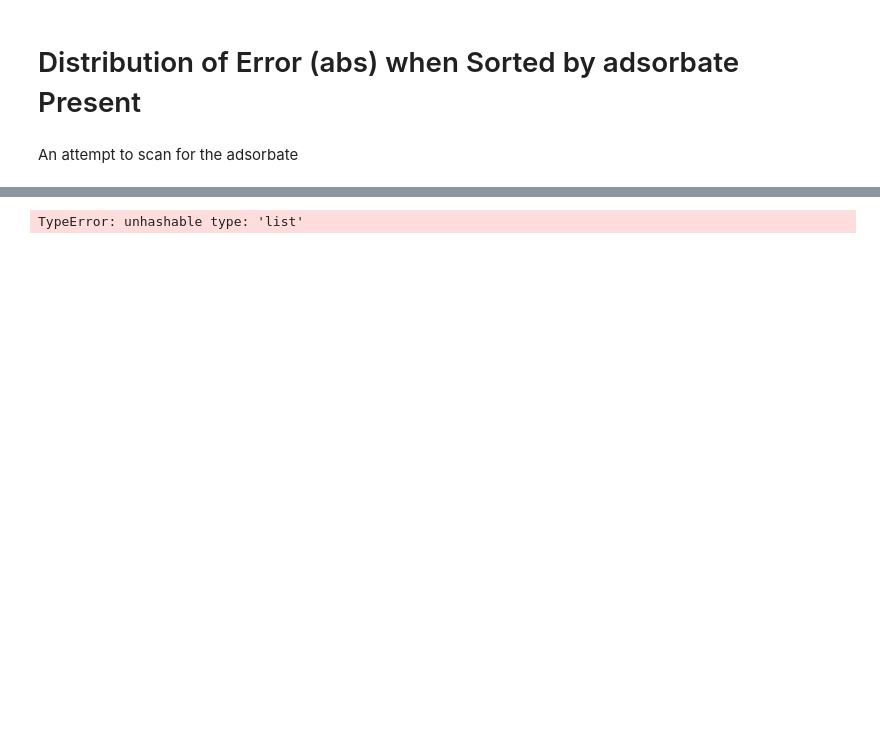
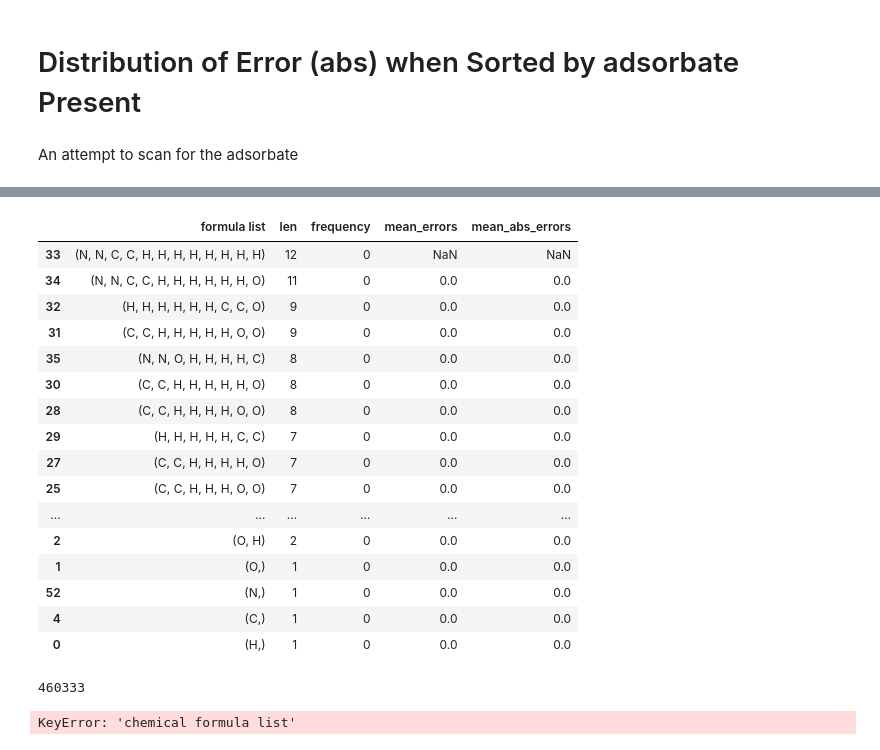
Before and after one commit to kimolijones/A-Star-is-born, a Jupyter notebook: main.ipynb, the cells around one changed output, grey strips where cells are left out. Drawn from its saved outputs; the diff is of its cells as text; code cells hidden in the pictures; blank space fills up the shorter version.

```diff
--- a/main.ipynb
+++ b/main.ipynb
@@ -361,52 +358,64 @@ An attempt to scan for the adsorbate
 # %%
 # painfully added manually :(
 adsorbate_list = [['H'], ['O'], ['O', 'H'], ['H', 'H', 'O'],
 
                   ['C'], ['C', 'O'], ['H', 'C'], ['C', 'H', 'O'], ['C', 'H', 'H'], ['C', 'H', 'H', 'O'],
                   ['C', 'H', 'H', 'H'], ['C', 'H', 'H', 'H', 'O'], ['H', 'H', 'H', 'H', 'C'], ['C', 'H', 'H', 'H', 'H', 'O'],
 
                   ['C', 'C'], ['C', 'C', 'O'], ['C', 'C', 'H'], ['H', 'C', 'C', 'O'], ['C', 'C', 'H', 'O', 'O'],
                   ['C', 'C', 'H', 'H', 'O'], ['C', 'C', 'H', 'H'], ['C', 'C', 'H', 'H', 'O'],
                   ['C', 'C', 'H', 'H', 'O', 'O'],
                   ['C', 'C', 'H', 'H', 'H'], ['C', 'C', 'H', 'H', 'H', 'O'],
                   ['C', 'C', 'H', 'H', 'H', 'O', 'O'],
                   ['H', 'H', 'H', 'H', 'C', 'C'], ['C', 'C', 'H', 'H', 'H', 'H', 'O'],
                   ['C', 'C', 'H', 'H', 'H', 'H', 'O', 'O'],
                   ['H', 'H', 'H', 'H', 'H', 'C', 'C'],
                   ['C', 'C', 'H', 'H', 'H', 'H', 'H', 'O'], ['C', 'C', 'H', 'H', 'H', 'H', 'H', 'O', 'O'],
                   ['H', 'H', 'H', 'H', 'H', 'H', 'C', 'C', 'O'],
 
                   ['N', 'N', 'C', 'C', 'H', 'H', 'H', 'H', 'H', 'H', 'H', 'H'], ['N', 'N', 'C', 'C', 'H', 'H', 'H', 'H', 'H', 'H', 'O'], ['N', 'N', 'O', 'H', 'H', 'H', 'H', 'C'], ['N', 'N', 'C', 'H', 'H', 'H'], ['O', 'N', 'H'],
                   ['N', 'N', 'H', 'H'], ['N', 'N', 'N', 'H'], ['N', 'N', 'H'], ['N', 'N', 'O', 'O', 'O'], ['O', 'O', 'O', 'O', 'N', 'N'], ['N', 'N', 'O'],
                   ['N', 'N'], ['N', 'N', 'H', 'H', 'O'], ['N', 'H', 'H'], ['N', 'H', 'H', 'H'], ['N', 'N', 'H', 'O'], ['N', 'H'], ['N', 'O', 'O'], ['N', 'O'], ['N'],
                   ['N', 'O', 'O', 'O'], ['N', 'H', 'H', 'H', 'O'], ['N', 'H', 'O', 'O'], ['C', 'N']]
 
-adsorbate_sorted_list = adsorbate_list
-adsorbate_sorted_list.sort(key=len, reverse=True) # longer one starts first
-adsorbate_df = pd.DataFrame(data={"formula list":adsorbate_sorted_list, "frequency":0, "mean_errors":0, "mean_abs_errors":0})
+adsorbate_df = pd.DataFrame(data={"formula list":[tuple(i) for i in adsorbate_list], "len":[len(adsorbate) for adsorbate in adsorbate_list], "frequency":0, "mean_errors":0, "mean_abs_errors":0})
+adsorbate_df = adsorbate_df.sort_values('len', ascending=False)
+
+df_filtered = df
+for adsorbate in adsorbate_df.index:
+    display(adsorbate_df,clear=True)
+    print(len(df_filtered))
+    df_filtered = df_filtered[pd.Series(df_filtered.loc[i, "chemical formula list"][-len(adsorbate_df.loc[adsorbate, "formula list"]):] ==
+                     adsorbate_df.loc[adsorbate, "formula list"]
+                     for i in range(len(df_filtered)))].reset_index(drop=True)
+
+    adsorbate_df.loc[adsorbate, "frequency"] = len(df_filtered)
+    adsorbate_df.loc[adsorbate, "mean_errors"] = df_filtered["energy (error)"].mean()
+    adsorbate_df.loc[adsorbate, "mean_abs_errors"] = df_filtered["energy (error)"].abs().mean()
 
 
+    df_filtered = pd.merge(df, df_filtered, indicator=True, how='outer', on='chemical formula').query('_merge=="left_only"').drop('_merge', axis=1).reset_index(drop=True)
+    # df_filtered = df.drop(df_filtered.index, axis="index")
 
-adsorbate_list_index = dict(zip(adsorbate_list, range(len(adsorbate_list))))
-adsorbate_df['formula list index'] = adsorbate_df['formula list'].map(adsorbate_list_index)
-
-adsorbate_df.sort_values('formula list index', inplace = True)
-
-adsorbate_df.drop('formula list index', 1, inplace = True)
-display(adsorbate_df)
-
-
-
-
-# for adsorbate in adsorbate_df.index:
-#     display(adsorbate_df,clear=True)
-#     df_filtered = df[df.loc[i, "chemical formula list"][-len(adsorbate_df.loc[adsorbate, "formula list"]):] == adsorbate_df.loc[adsorbate, "formula list"]]
-
-#     adsorbate_df.loc[adsorbate, "frequency"] = len(df_filtered)
-
-#     adsorbate_df.loc[adsorbate, "mean_errors"] = df_filtered["energy (error)"].mean()
-#     adsorbate_df.loc[adsorbate, "mean_abs_errors"] = df_filtered["energy (error)"].abs().mean()
-
-# display(adsorbate_df,clear=True)
+adsorbate_df = adsorbate_df.sort_index()
+display(adsorbate_df,clear=True)
 # %% [output]
+|  | formula list | len | frequency | mean_errors | mean_abs_errors |
+| 33 | (N, N, C, C, H, H, H, H, H, H, H, H) | 12 | 0 | NaN | NaN |
+| 34 | (N, N, C, C, H, H, H, H, H, H, O) | 11 | 0 | 0.0 | 0.0 |
+| 32 | (H, H, H, H, H, H, C, C, O) | 9 | 0 | 0.0 | 0.0 |
+| 31 | (C, C, H, H, H, H, H, O, O) | 9 | 0 | 0.0 | 0.0 |
+| 35 | (N, N, O, H, H, H, H, C) | 8 | 0 | 0.0 | 0.0 |
+| 30 | (C, C, H, H, H, H, H, O) | 8 | 0 | 0.0 | 0.0 |
+| 28 | (C, C, H, H, H, H, O, O) | 8 | 0 | 0.0 | 0.0 |
+| 29 | (H, H, H, H, H, C, C) | 7 | 0 | 0.0 | 0.0 |
+| 27 | (C, C, H, H, H, H, O) | 7 | 0 | 0.0 | 0.0 |
+| 25 | (C, C, H, H, H, O, O) | 7 | 0 | 0.0 | 0.0 |
+| ... | ... | ... | ... | ... | ... |
+| 2 | (O, H) | 2 | 0 | 0.0 | 0.0 |
+| 1 | (O,) | 1 | 0 | 0.0 | 0.0 |
+| 52 | (N,) | 1 | 0 | 0.0 | 0.0 |
+| 4 | (C,) | 1 | 0 | 0.0 | 0.0 |
+| 0 | (H,) | 1 | 0 | 0.0 | 0.0 |
-TypeError: unhashable type: 'list'
+460333
+KeyError: 'chemical formula list'
```
Also changed, not shown: parts of 4 cells of this notebook.
